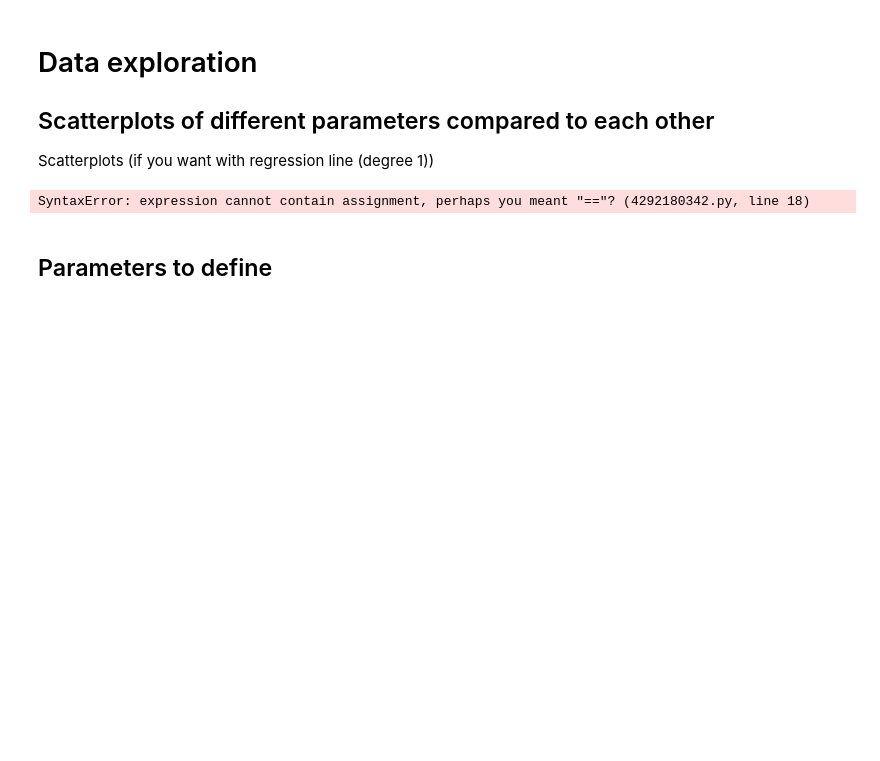
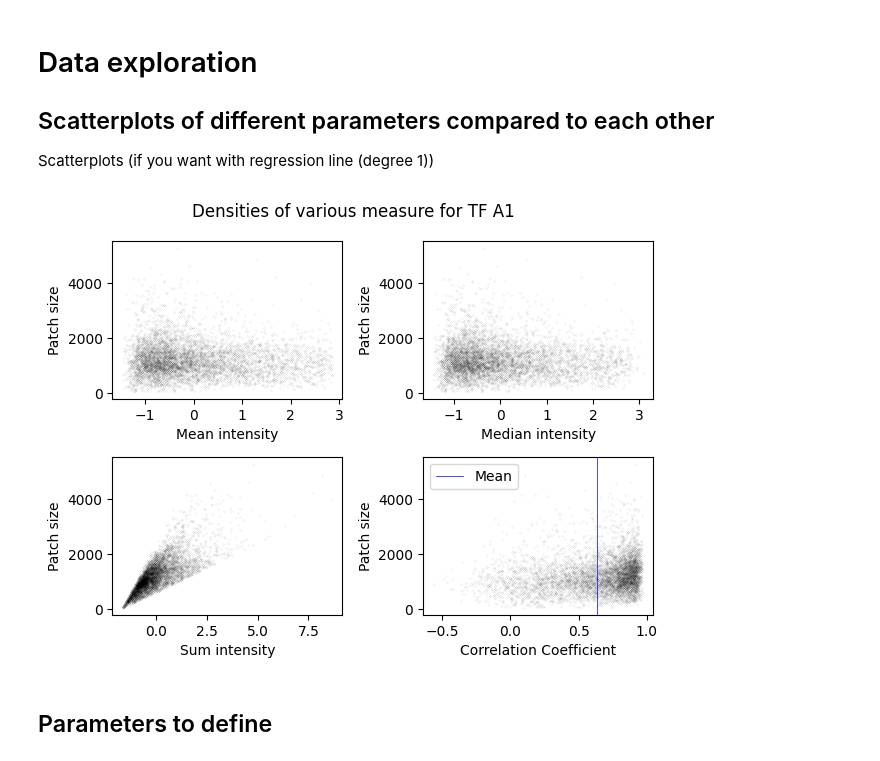
Before and after one commit to CS-433/ml-project-2-transcripted_cherry, a Jupyter notebook: Jupyter notebooks/task_1.ipynb, the cells around one changed output. Cells and saved outputs as stored; diff of their text form; code cells hidden in the pictures; blank space fills up the shorter version.

Commit message:
task 1 now saves images, with even better plots

```diff
--- a/Jupyter notebooks/task_1.ipynb
+++ b/Jupyter notebooks/task_1.ipynb
@@ -135,25 +135,29 @@ Scatterplots (if you want with regression line (degree 1))
 # %%
 mk_size = 0.01 #Choose a small mk_size if a lot of datapoints, so densities are easier to read
 points_col = 'black'
 line_col   = 'blue'
 
 plt.figure()
 plt.subplot(221)
 sns.regplot(y="patch_size", x="mean_intensity", data=ypet_intensity_processed,marker = '.',scatter_kws={'s':mk_size}, color = points_col, fit_reg=False)
+plt.xlabel("Mean intensity"); plt.ylabel("Patch size")
 plt.subplot(222)
 sns.regplot(y="patch_size", x="median_intensity", data=ypet_intensity_processed,marker = '.',scatter_kws={'s':mk_size}, color = points_col, fit_reg=False)
+plt.xlabel("Median intensity"); plt.ylabel("Patch size")
 plt.subplot(223)
 sns.regplot(y="patch_size", x="sum_intensity", data=ypet_intensity_processed,marker = '.',scatter_kws={'s':mk_size}, color = points_col, fit_reg=False)
+plt.xlabel("Sum intensity"); plt.ylabel("Patch size")
 plt.subplot(224)
 sns.regplot(y="patch_size", x="correlation coef", data=ypet_intensity_processed,marker = '.',scatter_kws={'s':mk_size}, color = points_col, fit_reg=False)
+plt.xlabel("Correlation Coefficient"); plt.ylabel("Patch size")
 plt.axvline(np.mean(ypet_intensity_processed['correlation coef']),color = line_col,linewidth = 0.5,label = "Mean")
 plt.legend()
 plt.suptitle("Densities of various measure for TF "+TF)
 plt.tight_layout()
-plt.savefig("densities_"+TF=".svg")
+plt.savefig("../Images/task1/densities_"+TF+".pdf")
 plt.show()
 # %% [output]
-SyntaxError: expression cannot contain assignment, perhaps you meant "=="? (4292180342.py, line 18)
+[figure, added]
 # %% [markdown]
 ## Parameters to define
 # %%
```
Also changed, not shown: parts of 5 cells of this notebook, 12 other files.
